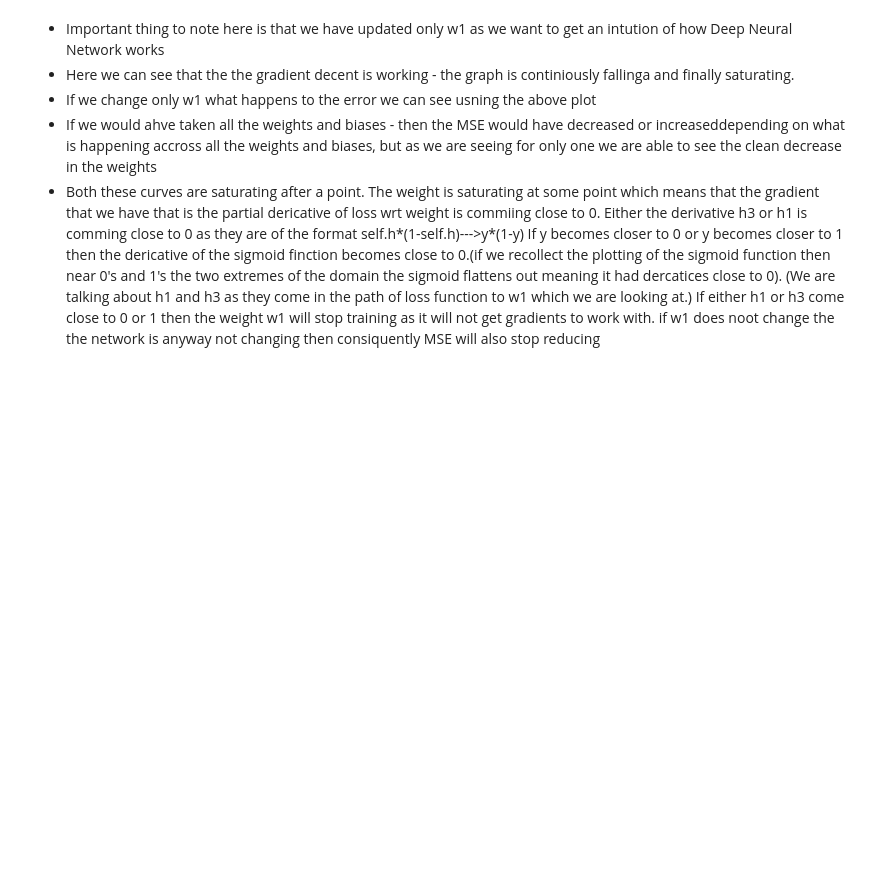
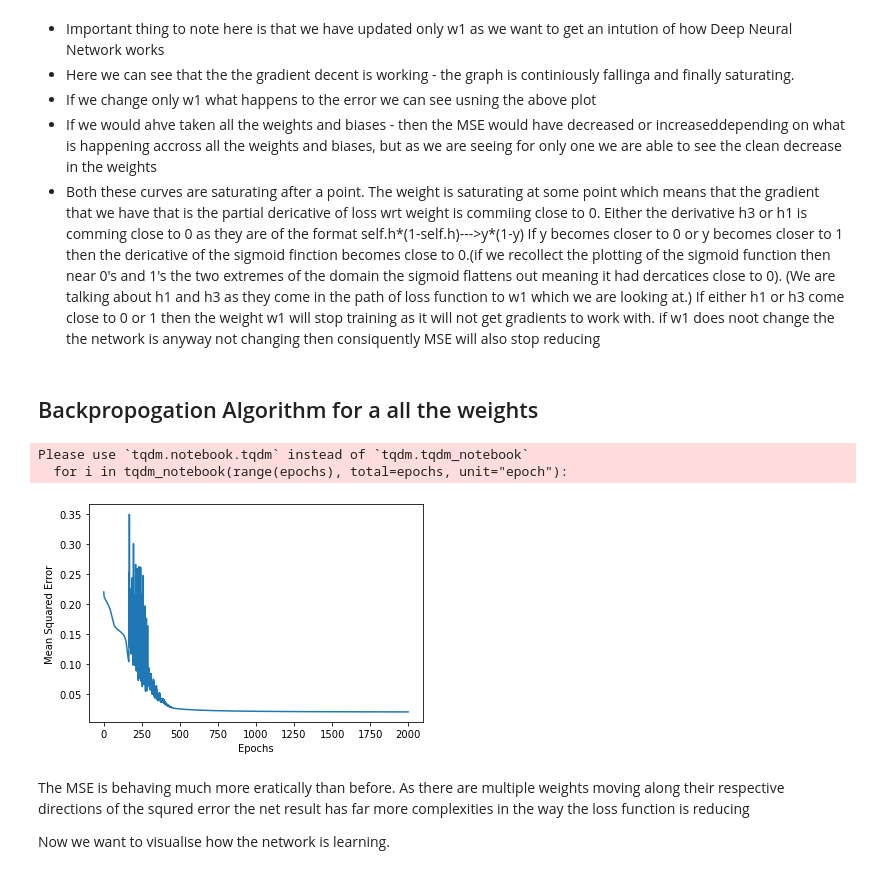
Before and after one commit to AvishekRoy16/DeepLearning, a Jupyter notebook: 4. TrainingFNN/ScalarBackpropgation.ipynb, the cells around one changed output. Saved outputs shown, nothing was run; the diff lists cells and outputs as text; code cells hidden in the pictures; blank space fills up the shorter version.

Commit message:
added abckpropagation for multiple weights

```diff
--- a/4. TrainingFNN/ScalarBackpropgation.ipynb
+++ b/4. TrainingFNN/ScalarBackpropgation.ipynb
@@ -173,3 +189,5 @@ Please use `tqdm.notebook.tqdm` instead of `tqdm.tqdm_notebook`
   If either h1 or h3 come close to 0 or 1 then the weight w1 will stop training as it will not get
   gradients to work with.
   if w1 does noot change the the network is anyway not changing then consiquently MSE will also stop reducing
+# %% [markdown]
+## Backpropogation Algorithm for a all the weights
@@ -175,0 +325,14 @@ Please use `tqdm.notebook.tqdm` instead of `tqdm.tqdm_notebook`
+# %%
+# Instanciating the matrix
+weight_matrices = []
+ffn = FirstFFNetwork()
+ffn.fit(X_train, Y_train, epochs=2000, learning_rate=5, display_loss=True, display_weight=True)
+# %% [output]
+Please use `tqdm.notebook.tqdm` instead of `tqdm.tqdm_notebook`
+  for i in tqdm_notebook(range(epochs), total=epochs, unit="epoch"):
+[figure, added]
+# %% [markdown]
+The MSE is behaving much more eratically than before. As there are multiple weights moving along their respective
+directions of the squred error the net result has far more complexities in the way the loss function is reducing
+
+Now we want to visualise how the network is learning.
```
Also changed, not shown: parts of 3 cells of this notebook.
